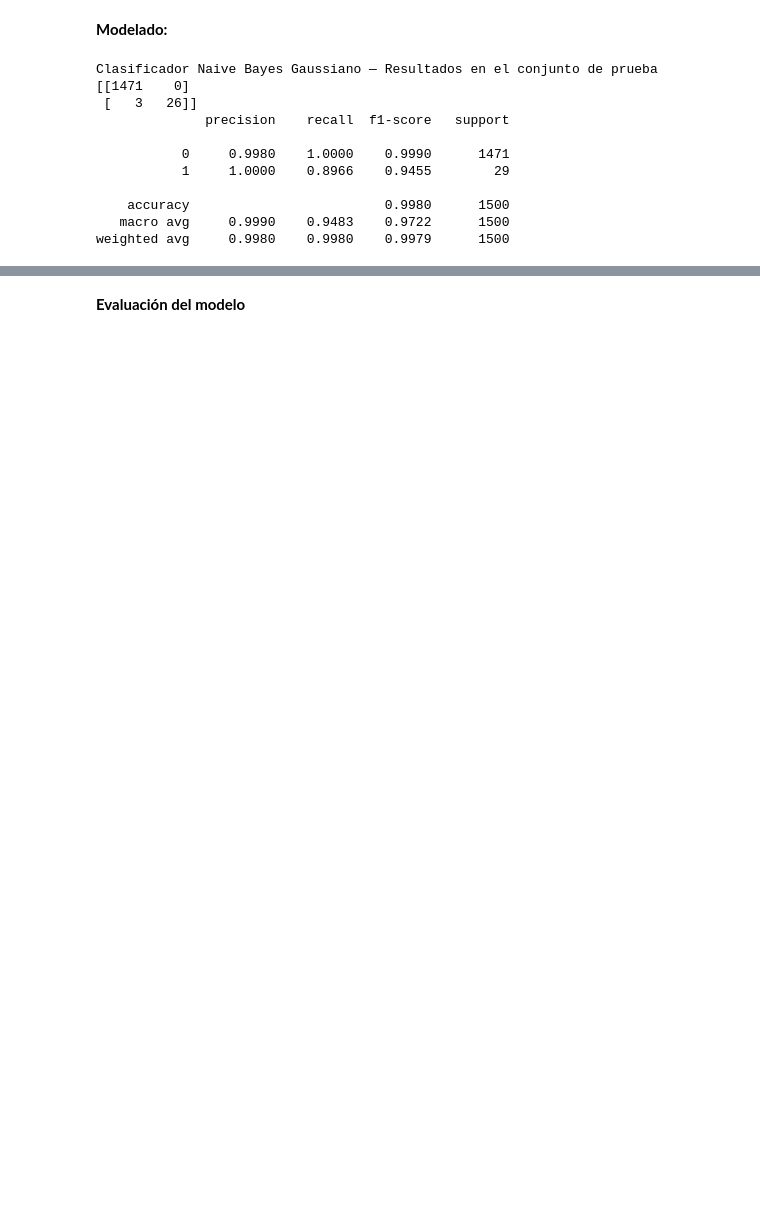
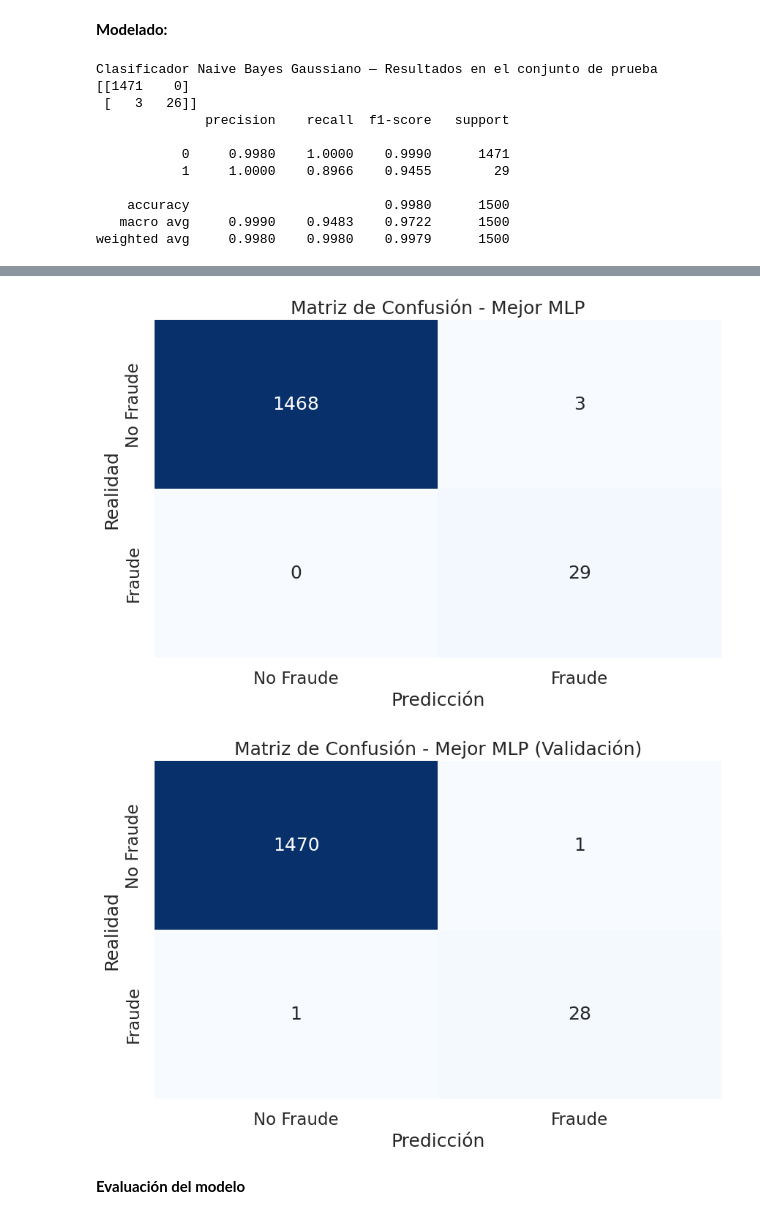
Before and after one commit to Zerovolt0V/MachineLearning_Cripto, a Jupyter notebook: TP_MachineLearning34.ipynb, the cells around one changed output, grey strips where cells are left out. Cells and saved outputs as stored; diff of their text form; code cells hidden in the pictures; blank space fills up the shorter version.

```diff
--- a/TP_MachineLearning34.ipynb
+++ b/TP_MachineLearning34.ipynb
@@ -706,3 +553,28 @@ weighted avg     0.9967    0.9967    0.9967      1500
+# %%
+plt.figure(figsize=(10, 6))
+# Matriz de confusión
+cm = confusion_matrix(y_test, y_pred_best)
+sns.heatmap(cm, annot=True, fmt='d', cmap='Blues', cbar=False,
+            xticklabels=['No Fraude', 'Fraude'], yticklabels=['No Fraude', 'Fraude'])
+plt.title('Matriz de Confusión - Mejor MLP')
+plt.xlabel('Predicción')
+plt.ylabel('Realidad')
+plt.show()
+
+y_pred_val_mlp = best_mlp.predict(X_val)
+
+plt.figure(figsize=(10, 6))
+# Matriz de confusión
+cm_val = confusion_matrix(y_val, y_pred_val_mlp)
+sns.heatmap(cm_val, annot=True, fmt='d', cmap='Blues', cbar=False,
+            xticklabels=['No Fraude', 'Fraude'], yticklabels=['No Fraude', 'Fraude'])
+plt.title('Matriz de Confusión - Mejor MLP (Validación)')
+plt.xlabel('Predicción')
+plt.ylabel('Realidad')
+plt.show()
+# %% [output]
+[figure, added]
+[figure, added]
 # %% [markdown]
 **Evaluación del modelo**
 # %%
```
Also changed, not shown: parts of 20 cells of this notebook, 2 other files.
